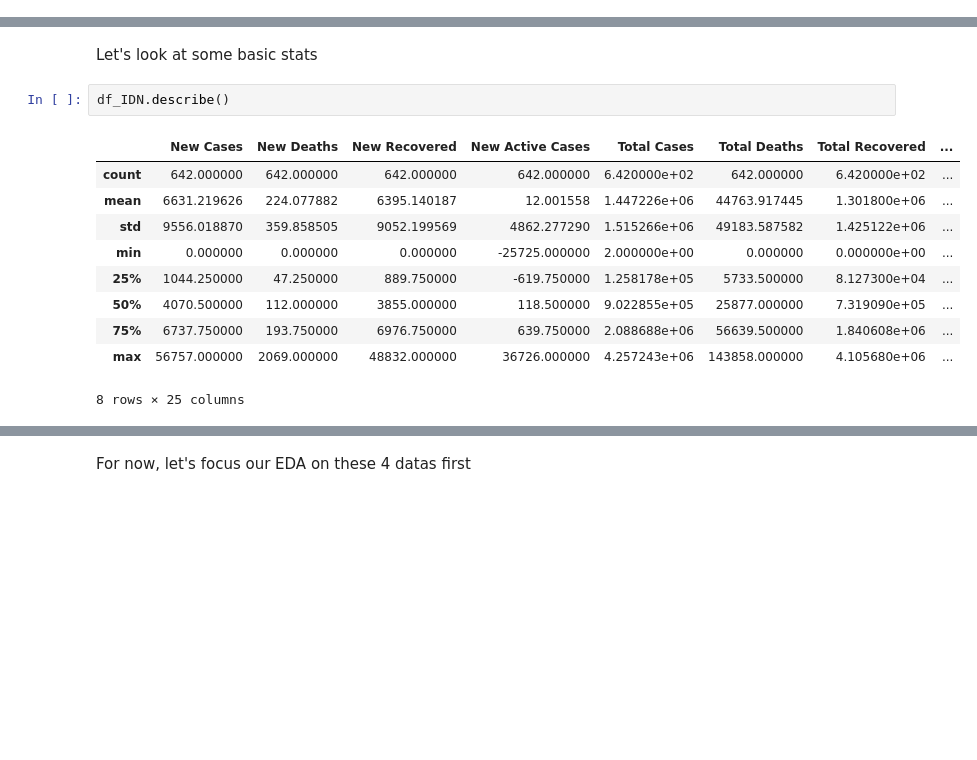
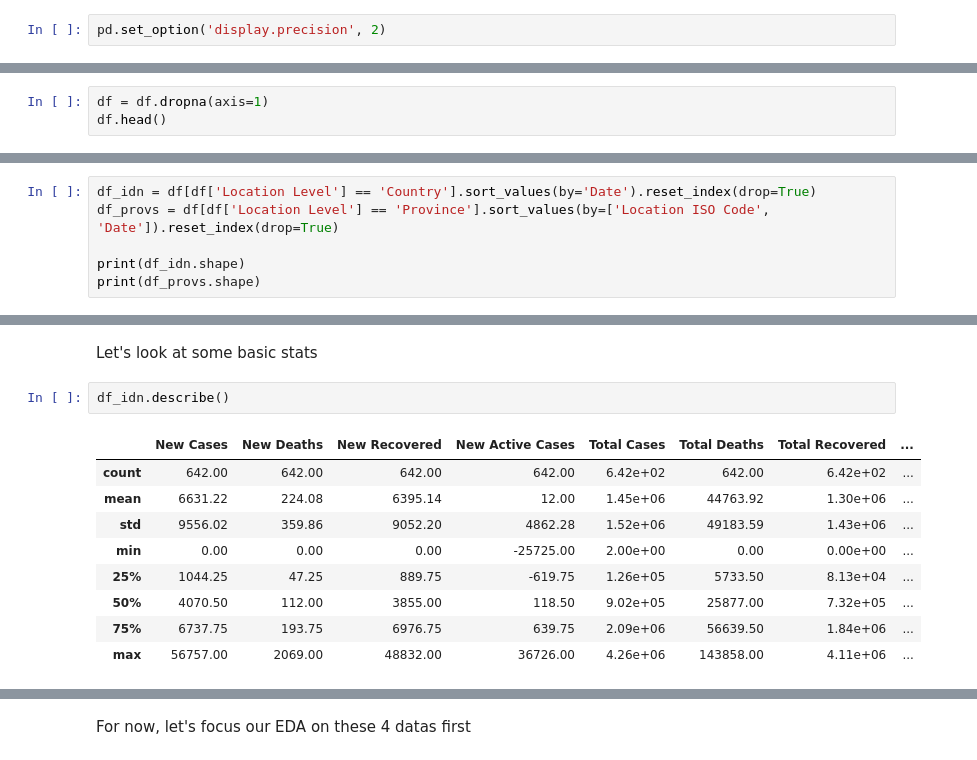
Before and after one commit to NikkiSatmaka/ftds_learning_journal, a Jupyter notebook: phase_0/week_3/h8dsft_Descriptive.ipynb, the cells around one changed output, grey strips where cells are left out. Cells and saved outputs as stored; diff of their text form; blank space fills up the shorter version.

```diff
--- a/phase_0/week_3/h8dsft_Descriptive.ipynb
+++ b/phase_0/week_3/h8dsft_Descriptive.ipynb
@@ -6,3 +13,5 @@ from scipy.stats import percentileofscore
+# %%
+pd.set_option('display.precision', 2)
 # %% [markdown]
 ## Data Loading
 # %%
@@ -84,0 +93,3 @@ dtype: int64
+# %%
+df = df.dropna(axis=1)
+df.head()
@@ -195,0 +123,6 @@ No more missing values
+# %%
+df_idn = df[df['Location Level'] == 'Country'].sort_values(by='Date').reset_index(drop=True)
+df_provs = df[df['Location Level'] == 'Province'].sort_values(by=['Location ISO Code', 'Date']).reset_index(drop=True)
+
+print(df_idn.shape)
+print(df_provs.shape)
@@ -198,15 +134,14 @@ No more missing values
 # %% [markdown]
 Let's look at some basic stats
 # %%
-df_IDN.describe()
+df_idn.describe()
 # %% [output]
 |  | New Cases | New Deaths | New Recovered | New Active Cases | Total Cases | Total Deaths | Total Recovered | ... |
-| count | 642.000000 | 642.000000 | 642.000000 | 642.000000 | 6.420000e+02 | 642.000000 | 6.420000e+02 | ... |
-| mean | 6631.219626 | 224.077882 | 6395.140187 | 12.001558 | 1.447226e+06 | 44763.917445 | 1.301800e+06 | ... |
-| std | 9556.018870 | 359.858505 | 9052.199569 | 4862.277290 | 1.515266e+06 | 49183.587582 | 1.425122e+06 | ... |
-| min | 0.000000 | 0.000000 | 0.000000 | -25725.000000 | 2.000000e+00 | 0.000000 | 0.000000e+00 | ... |
-| 25% | 1044.250000 | 47.250000 | 889.750000 | -619.750000 | 1.258178e+05 | 5733.500000 | 8.127300e+04 | ... |
-| 50% | 4070.500000 | 112.000000 | 3855.000000 | 118.500000 | 9.022855e+05 | 25877.000000 | 7.319090e+05 | ... |
-| 75% | 6737.750000 | 193.750000 | 6976.750000 | 639.750000 | 2.088688e+06 | 56639.500000 | 1.840608e+06 | ... |
-| max | 56757.000000 | 2069.000000 | 48832.000000 | 36726.000000 | 4.257243e+06 | 143858.000000 | 4.105680e+06 | ... |
+| count | 642.00 | 642.00 | 642.00 | 642.00 | 6.42e+02 | 642.00 | 6.42e+02 | ... |
+| mean | 6631.22 | 224.08 | 6395.14 | 12.00 | 1.45e+06 | 44763.92 | 1.30e+06 | ... |
+| std | 9556.02 | 359.86 | 9052.20 | 4862.28 | 1.52e+06 | 49183.59 | 1.43e+06 | ... |
+| min | 0.00 | 0.00 | 0.00 | -25725.00 | 2.00e+00 | 0.00 | 0.00e+00 | ... |
+| 25% | 1044.25 | 47.25 | 889.75 | -619.75 | 1.26e+05 | 5733.50 | 8.13e+04 | ... |
+| 50% | 4070.50 | 112.00 | 3855.00 | 118.50 | 9.02e+05 | 25877.00 | 7.32e+05 | ... |
+| 75% | 6737.75 | 193.75 | 6976.75 | 639.75 | 2.09e+06 | 56639.50 | 1.84e+06 | ... |
+| max | 56757.00 | 2069.00 | 48832.00 | 36726.00 | 4.26e+06 | 143858.00 | 4.11e+06 | ... |
-8 rows × 25 columns
```
Also changed, not shown: parts of 53 cells of this notebook, 1 other file.
